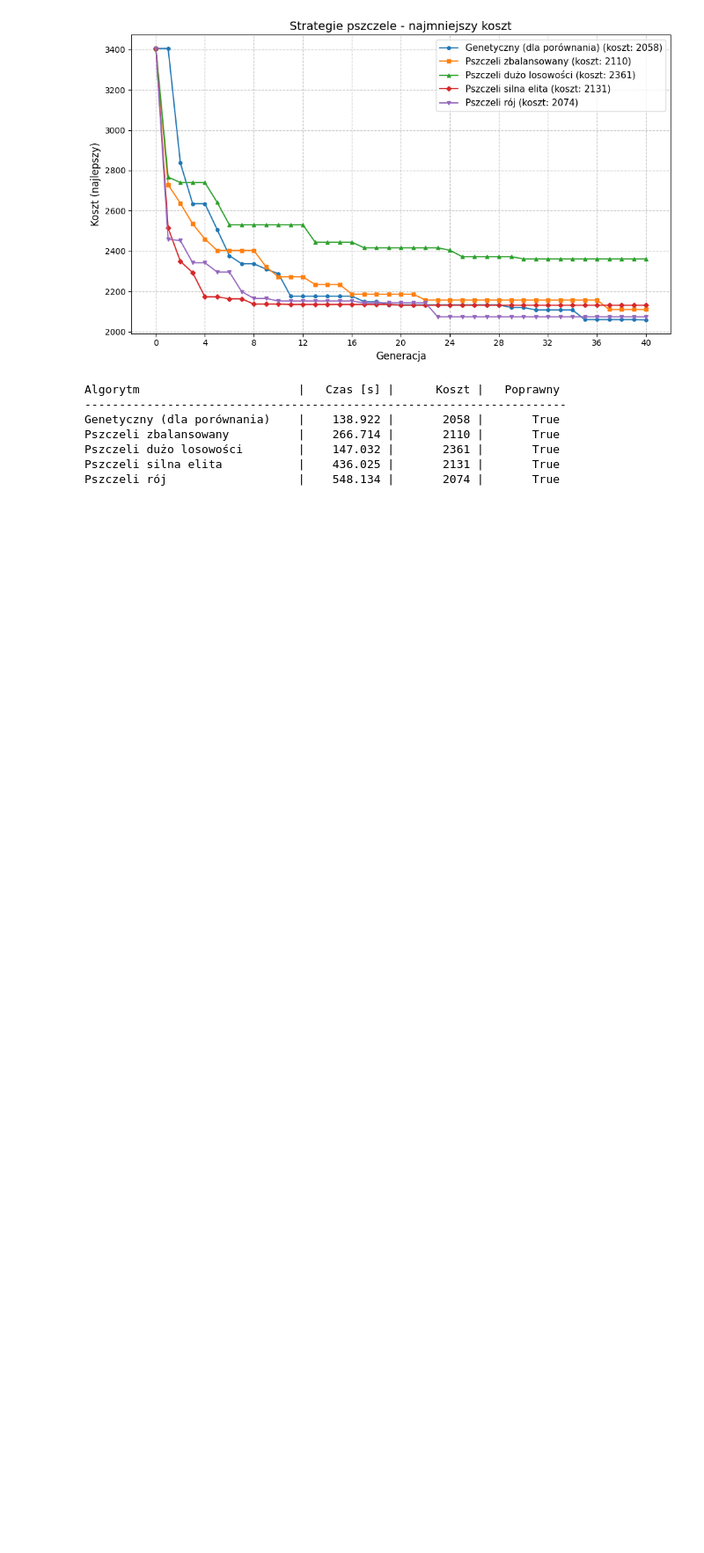
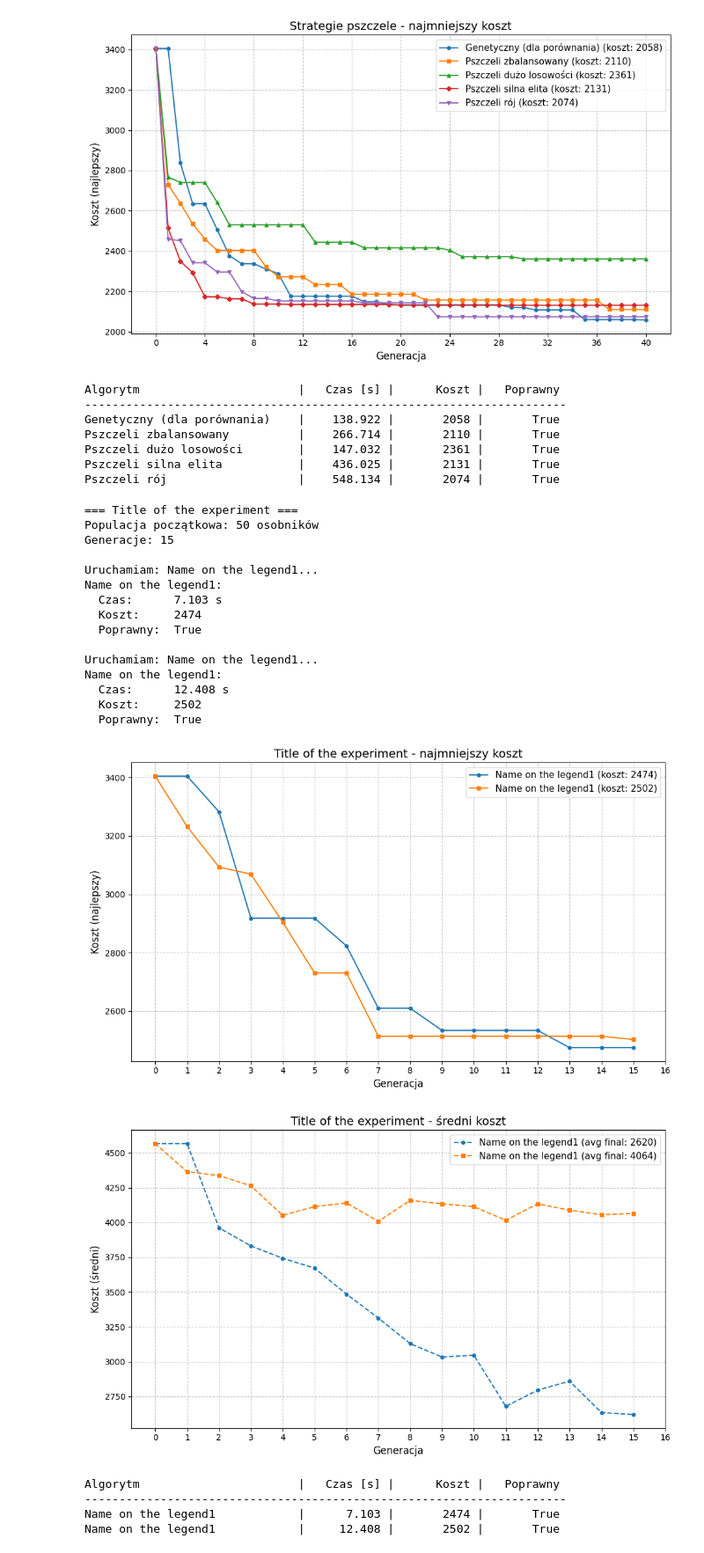
Before and after one commit to Ant-Mas/BO_2026, a Jupyter notebook: experiments.ipynb, the cells around one changed output. Shown at 88% size. Drawn from its saved outputs; the diff is of its cells as text; code cells hidden in the pictures; blank space fills up the shorter version.

```diff
--- a/experiments.ipynb
+++ b/experiments.ipynb
@@ -813,3 +653,44 @@ Pszczeli zbalansowany          |    266.714 |       2110 |       True
 Pszczeli dużo losowości        |    147.032 |       2361 |       True
 Pszczeli silna elita           |    436.025 |       2131 |       True
 Pszczeli rój                   |    548.134 |       2074 |       True
+# %%
+exp_name = Experiment(ExperimentConfig(
+name="Title of the experiment",
+seed=42,
+generations=15,
+population_size=50,
+no_simulations=1, #how many times experiement should be repeated
+adapters=[
+    GeneticAdapter(name="Name on the legend1", mutation_rate=0.25, mutate_mode="swap",
+                    crossover_mode="keep_splice"),
+    BeeAdapter(name="Name on the legend1", good_elite_cnt=10, elite_cnt=7,
+                local_elite_cnt=5, local_good_cnt=5),
+    ]
+))
+
+exp_name.run()
+exp_name.plot_best_costs()
+exp_name.plot_avg_costs()
+exp_name.summary_table()
+# %% [output]
+=== Title of the experiment ===
+Populacja początkowa: 50 osobników
+Generacje: 15
+
+Uruchamiam: Name on the legend1...
+Name on the legend1:
+  Czas:      7.103 s
+  Koszt:     2474
+  Poprawny:  True
+
+Uruchamiam: Name on the legend1...
+Name on the legend1:
+  Czas:      12.408 s
+  Koszt:     2502
+  Poprawny:  True
+[figure, added]
+[figure, added]
+Algorytm                       |   Czas [s] |      Koszt |   Poprawny
+----------------------------------------------------------------------
+Name on the legend1            |      7.103 |       2474 |       True
+Name on the legend1            |     12.408 |       2502 |       True
```
Also changed, not shown: parts of 14 cells of this notebook.
